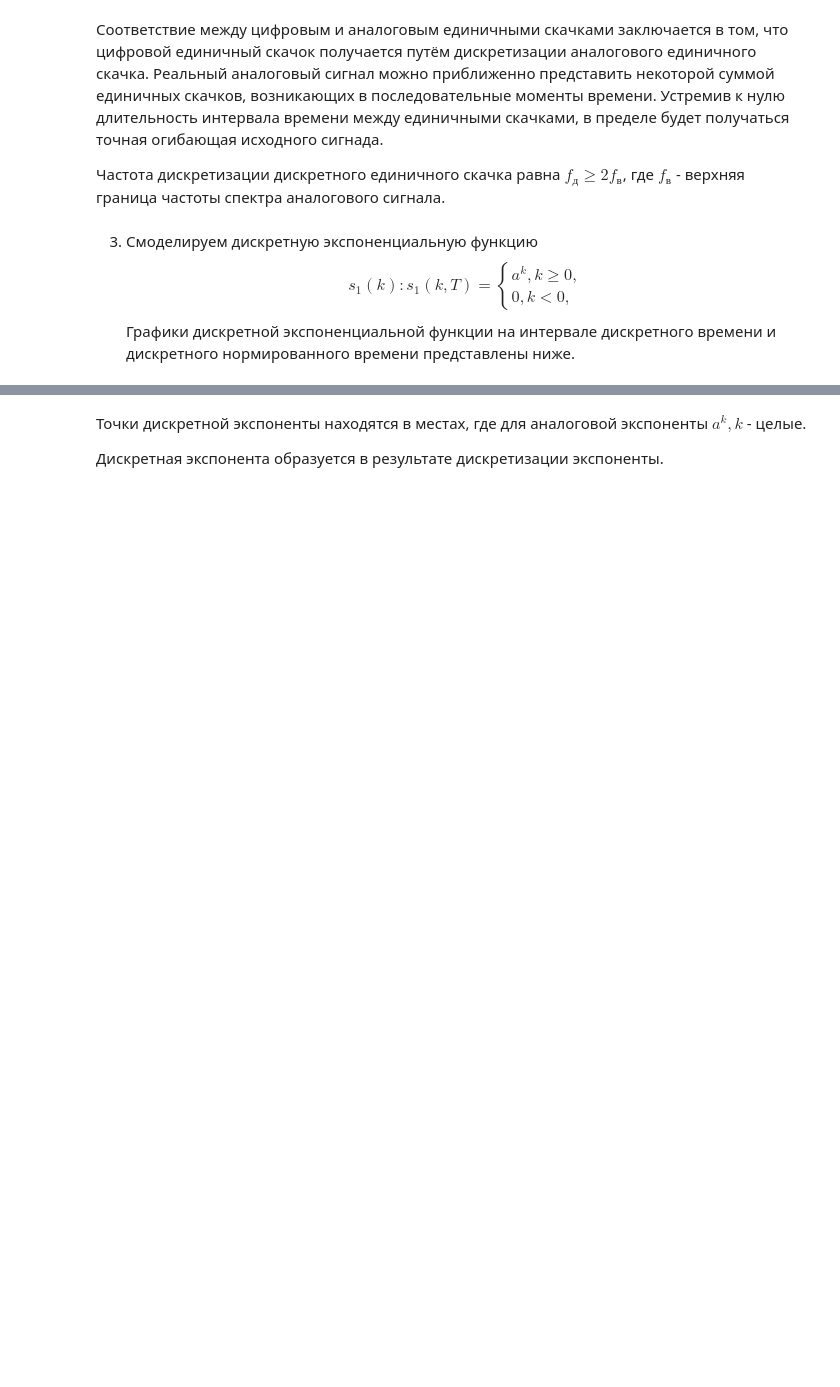
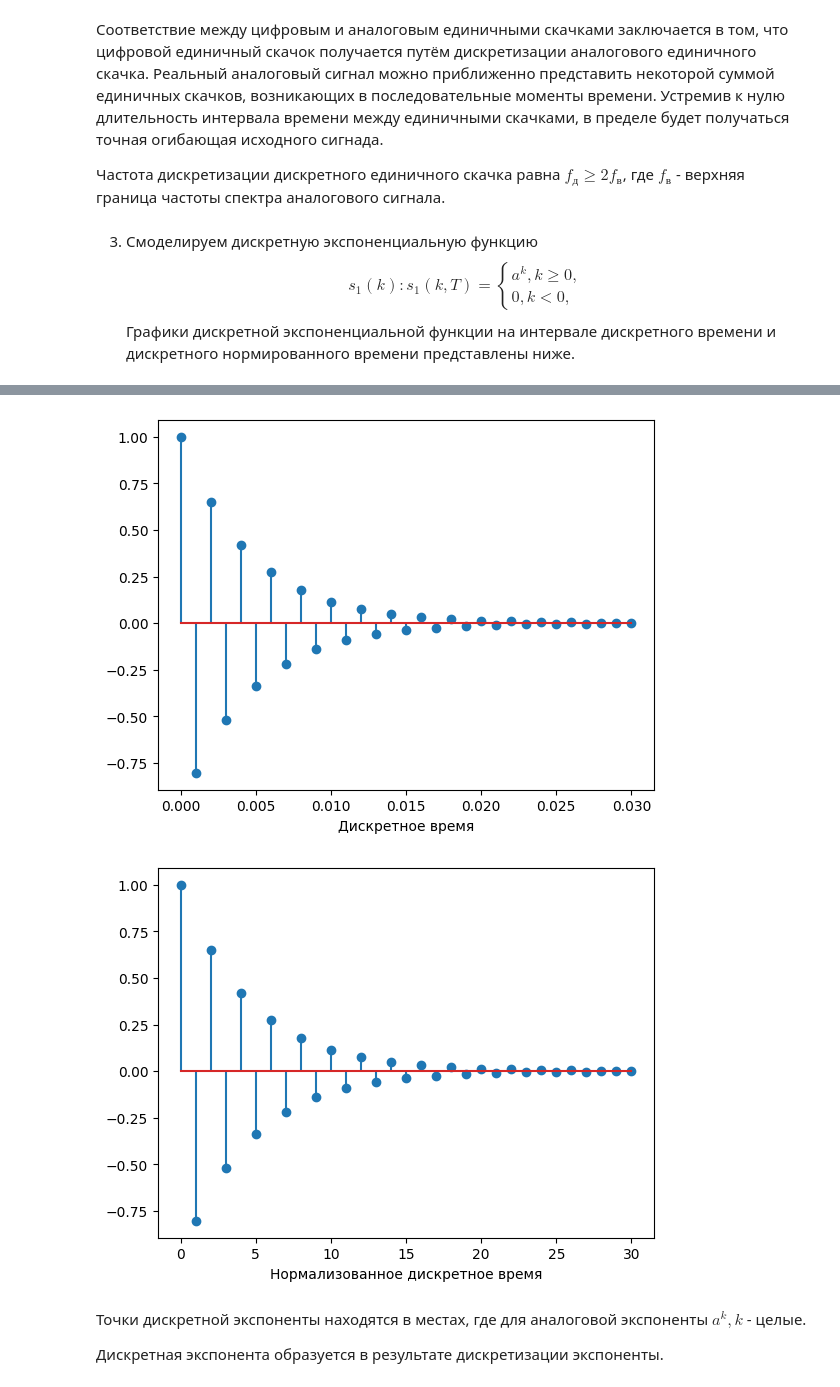
Before and after one commit to the-mvi/dsp-2023, a Jupyter notebook: 0303_Tishkin_MA_Toropygin_AS/task1.ipynb, the cells around one changed output, grey strips where cells are left out. Drawn from its saved outputs; the diff is of its cells as text; code cells hidden in the pictures; blank space fills up the shorter version.

```diff
--- a/0303_Tishkin_MA_Toropygin_AS/task1.ipynb
+++ b/0303_Tishkin_MA_Toropygin_AS/task1.ipynb
@@ -44,7 +44,7 @@ def init_vars():
 
 vv = init_vars()
 x = np.linspace(0, (vv['N'] - 1) * vv['T'])
-x_norm = np.linspace(0, vv['N'] - 1, 33)
+x_norm = np.linspace(0, vv['N'] - 1, vv['N'])
 # %% [markdown]
 1) Смоделируем единичный цифровой импульс $\delta_d(k)$:
    $$\delta_d(k) =
@@ -127,29 +127,3 @@ task2()
    \end {cases}
    \end {equation*}$$
 Графики дискретной экспоненциальной функции на интервале дискретного времени и дискретного нормированного времени представлены ниже.
-# %%
-def exp(_x, m=0, part='real'):
-    y = np.zeros(_x.shape)
-    ans = np.float_power(vv['a'] + 0j, _x[_x >= m] - m)
-    y[_x >= m] = ans.real if part == 'real' else ans.imag
-    return y
-
-def task3():
-    plt.stem(x, exp(x, 0))
-    plt.ylabel(r'$s_{1}$(nT) Re')
-    plt.xlabel('nT')
-    plt.show()
-    plt.stem(x_norm, exp(x_norm, 0))
-    plt.ylabel(r'$s_{1}$(n) Re')
-    plt.xlabel('n')
-    plt.show()
-    plt.stem(x, exp(x, 0, 'imag'))
-    plt.ylabel(r'$s_{1}$(nT) Im')
-    plt.xlabel('nT')
-    plt.show()
-    plt.stem(x_norm, exp(x_norm, 0, 'imag'))
-    plt.ylabel(r'$s_{1}$(n) Im')
-    plt.xlabel('n')
-    plt.show()
-
-task3()
@@ -161,3 +130,18 @@ task3()
+# %%
+def task3():
+    s = np.array([np.power(vv['a'], k) if k >=0 else 0 for k in x_norm])
+    time = np.linspace(0, (vv['N'] - 1)* vv['T'], vv['N'])
+    plt.stem(time, s)
+    plt.xlabel("Дискретное время")
+    plt.show()
+    plt.stem(x_norm, s)
+    plt.xlabel("Нормализованное дискретное время")
+    plt.show()
+
+task3()
+# %% [output]
+[figure, added]
+[figure, added]
 # %% [markdown]
 Точки дискретной экспоненты находятся в местах, где для аналоговой экспоненты $a^k, k$ - целые.
 
```
Also changed, not shown: parts of 3 cells of this notebook.
